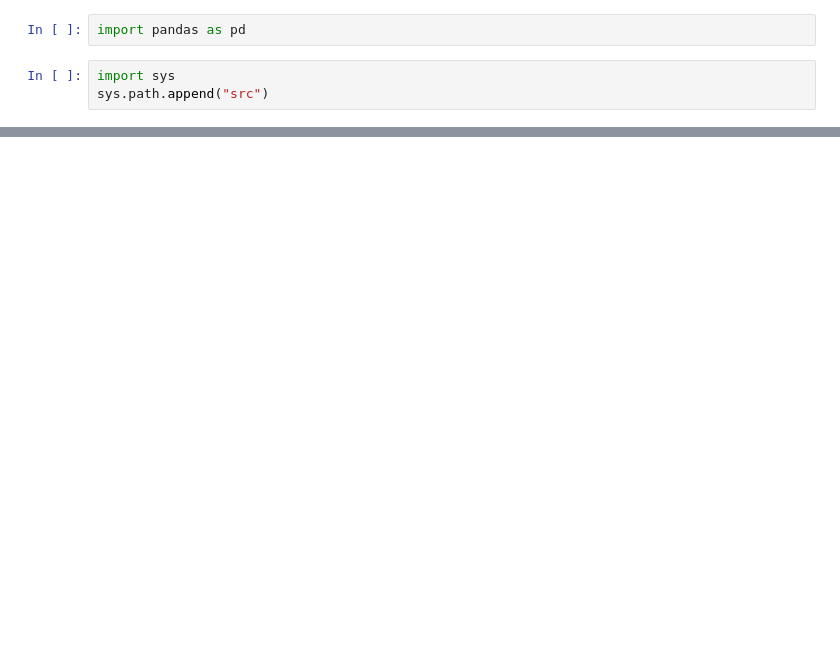
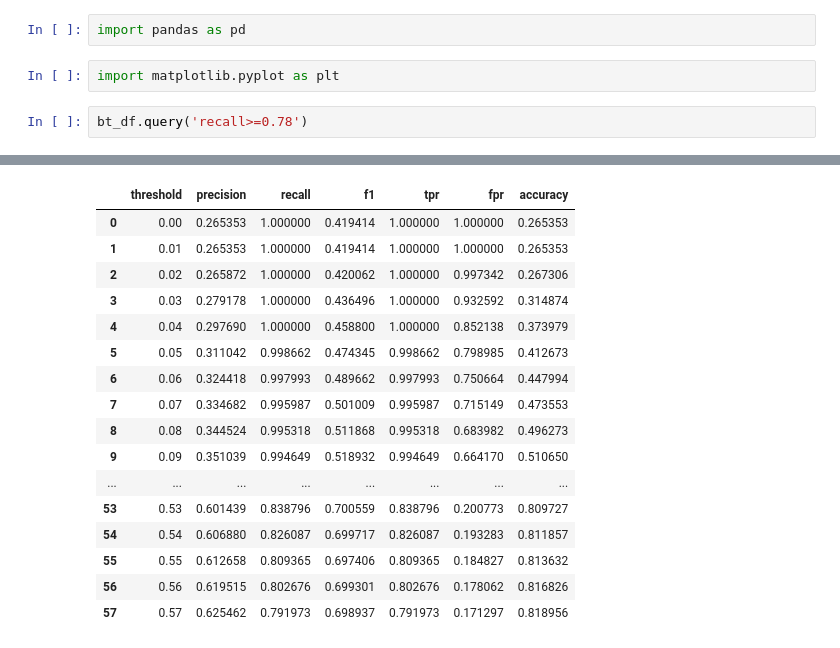
Before and after one commit to shafayetShafee/telco-customer-churn-mlops, a Jupyter notebook: notebooks/hyperparam_tune.ipynb, the cells around one changed output, grey strips where cells are left out. Cells and saved outputs as stored; diff of their text form; blank space fills up the shorter version.

```diff
--- a/notebooks/hyperparam_tune.ipynb
+++ b/notebooks/hyperparam_tune.ipynb
@@ -17,5 +65,7 @@
 # %%
 import pandas as pd
-# %%
-import sys
-sys.path.append("src")
+# %%
+import matplotlib.pyplot as plt
+# %%
+bt_df.query('recall>=0.78')
+# %% [output]
@@ -21,0 +73,17 @@ sys.path.append("src")
+|  | threshold | precision | recall | f1 | tpr | fpr | accuracy |
+| 0 | 0.00 | 0.265353 | 1.000000 | 0.419414 | 1.000000 | 1.000000 | 0.265353 |
+| 1 | 0.01 | 0.265353 | 1.000000 | 0.419414 | 1.000000 | 1.000000 | 0.265353 |
+| 2 | 0.02 | 0.265872 | 1.000000 | 0.420062 | 1.000000 | 0.997342 | 0.267306 |
+| 3 | 0.03 | 0.279178 | 1.000000 | 0.436496 | 1.000000 | 0.932592 | 0.314874 |
+| 4 | 0.04 | 0.297690 | 1.000000 | 0.458800 | 1.000000 | 0.852138 | 0.373979 |
+| 5 | 0.05 | 0.311042 | 0.998662 | 0.474345 | 0.998662 | 0.798985 | 0.412673 |
+| 6 | 0.06 | 0.324418 | 0.997993 | 0.489662 | 0.997993 | 0.750664 | 0.447994 |
+| 7 | 0.07 | 0.334682 | 0.995987 | 0.501009 | 0.995987 | 0.715149 | 0.473553 |
+| 8 | 0.08 | 0.344524 | 0.995318 | 0.511868 | 0.995318 | 0.683982 | 0.496273 |
+| 9 | 0.09 | 0.351039 | 0.994649 | 0.518932 | 0.994649 | 0.664170 | 0.510650 |
+| ... | ... | ... | ... | ... | ... | ... | ... |
+| 53 | 0.53 | 0.601439 | 0.838796 | 0.700559 | 0.838796 | 0.200773 | 0.809727 |
+| 54 | 0.54 | 0.606880 | 0.826087 | 0.699717 | 0.826087 | 0.193283 | 0.811857 |
+| 55 | 0.55 | 0.612658 | 0.809365 | 0.697406 | 0.809365 | 0.184827 | 0.813632 |
+| 56 | 0.56 | 0.619515 | 0.802676 | 0.699301 | 0.802676 | 0.178062 | 0.816826 |
+| 57 | 0.57 | 0.625462 | 0.791973 | 0.698937 | 0.791973 | 0.171297 | 0.818956 |
```
Also changed, not shown: parts of 20 cells of this notebook, 6 other files.
